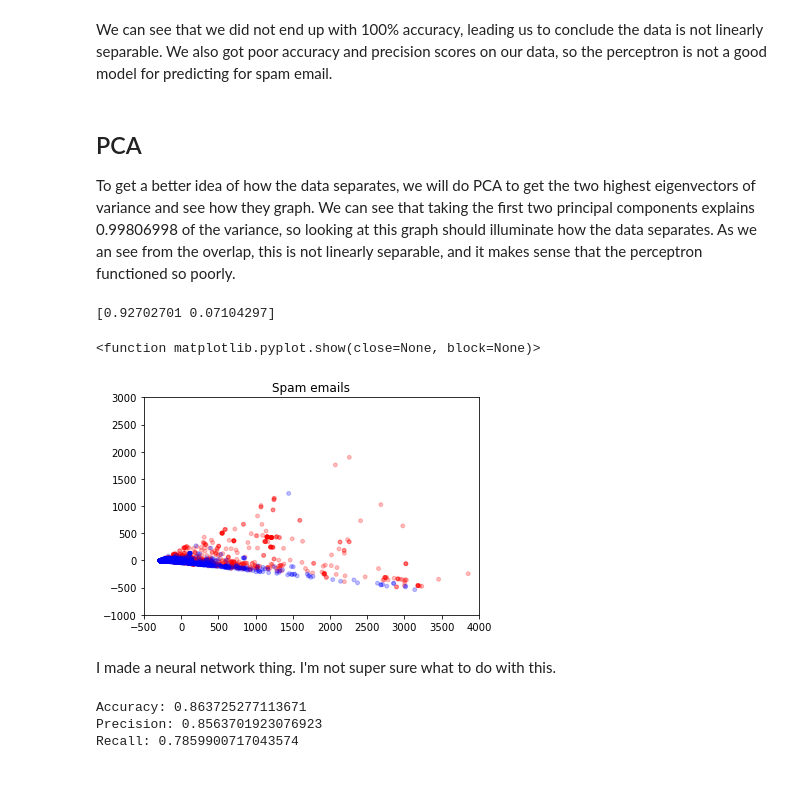
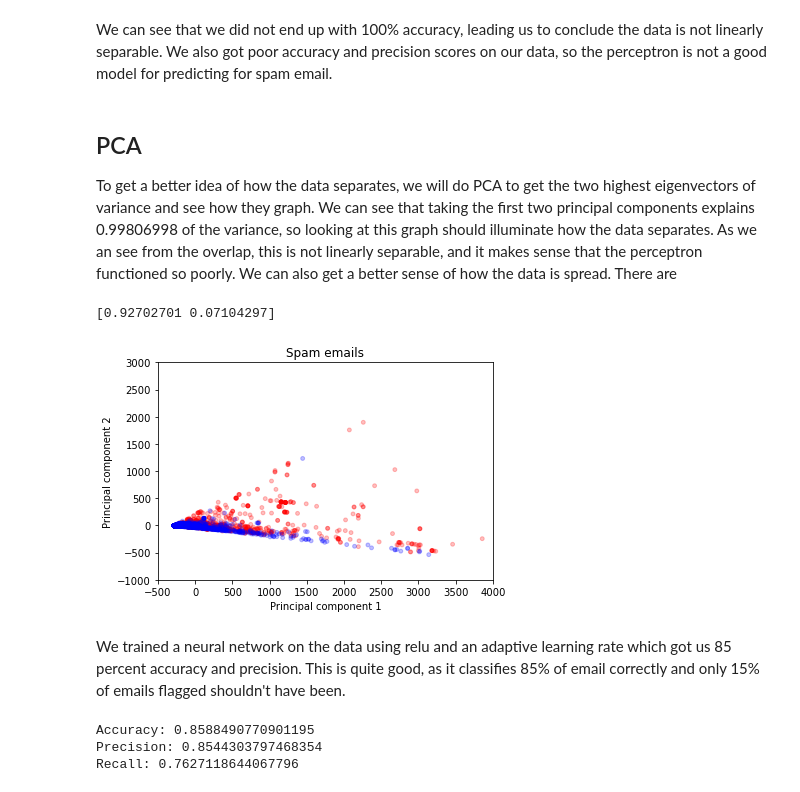
Before and after one commit to andrewm20/422FinalProject, a Jupyter notebook: SpamFilter.ipynb, the cells around one changed output. Cells and saved outputs as stored; diff of their text form; code cells hidden in the pictures.

```diff
--- a/SpamFilter.ipynb
+++ b/SpamFilter.ipynb
@@ -157,7 +161,7 @@ Considering the fact that we are trying to perform binary classification on this
 # %%
 from sklearn.linear_model import Perceptron
-spam_perceptron = Perceptron(max_iter=1000000, random_state=0, fit_intercept=True, eta0=0.05)
-spam_perceptron.fit(X,Y)
+spam_perceptron = Perceptron(max_iter=1000, random_state=0, fit_intercept=True, eta0=0.05)
+spam_perceptron.fit(X,np.ravel(Y))
 
 y_pred = spam_perceptron.predict(X)
 accuracy = accuracy_score(Y, y_pred)
@@ -176,43 +180,45 @@ We can see that we did not end up with 100% accuracy, leading us to conclude the
 # %% [markdown]
 ## PCA
 To get a better idea of how the data separates, we will do PCA to get the two highest eigenvectors of variance and see how they graph. We can see that taking the first two principal components explains 0.99806998 of the variance, so looking at this graph should illuminate how the data separates. As we an see from the overlap, this is not linearly separable, and it makes sense that the perceptron functioned so poorly.
+We can also get a better sense of how the data is spread. There are
 # %%
 from sklearn.decomposition import PCA
 pca = PCA(n_components=2)
 pca.fit(X)
 print(pca.explained_variance_ratio_)
 principal_components = pca.fit_transform(X)
 principal_components=principal_components.T
 colors = []
 for y in Y["class"]:
     if y ==1:
         colors.append("red")
     else:
         colors.append("blue")
 plt.scatter(principal_components[0],principal_components[1],c=colors,alpha = .25,s=15)
 plt.xlim([-500,4000])
 plt.ylim([-1000,3000])
 plt.title("Spam emails")
+plt.xlabel("Principal component 1")
+plt.ylabel("Principal component 2")
 plt.show
+plt.savefig('PCASpam.pdf')
 # %% [output]
 [0.92702701 0.07104297]
-<function matplotlib.pyplot.show(close=None, block=None)>
-[figure, old version]
+[figure, new version]
-# %% [markdown]
-I made a neural network thing. I'm not super sure what to do with this.
+# %% [markdown]
+We trained a neural network on the data using relu and an adaptive learning rate which got us 85 percent accuracy and precision. This is quite good, as it classifies 85% of email correctly and only 15% of emails flagged shouldn't have been.
 # %%
 from sklearn.neural_network import MLPClassifier
-spam_nn = MLPClassifier(solver='sgd',activation='relu', alpha=1e-4,learning_rate='adaptive', hidden_layer_sizes=(25,12,6), random_state=1,max_iter=500)
-spam_nn.fit(train_x,train_y)
-y_pred = spam_nn.predict(X)
-accuracy = accuracy_score(Y, y_pred)
-precision = precision_score(Y, y_pred)
-recall = recall_score(Y, y_pred)
-
+spam_nn = MLPClassifier(solver='sgd',activation='relu', alpha=1e-4,learning_rate='adaptive', hidden_layer_sizes=(30,15, 7), random_state=1,max_iter=400)
+spam_nn.fit(train_x,np.ravel(train_y))
+y_pred = spam_nn.predict(test_x)
+accuracy = accuracy_score(test_y, y_pred)
+precision = precision_score(test_y, y_pred)
+recall = recall_score(test_y, y_pred)
 print("Accuracy:", accuracy)
 print("Precision:", precision)
 print("Recall:", recall)
 # %% [output]
-Accuracy: 0.863725277113671
-Precision: 0.8563701923076923
-Recall: 0.7859900717043574
+Accuracy: 0.8588490770901195
+Precision: 0.8544303797468354
+Recall: 0.7627118644067796
```
Also changed, not shown: parts of 8 cells of this notebook.
